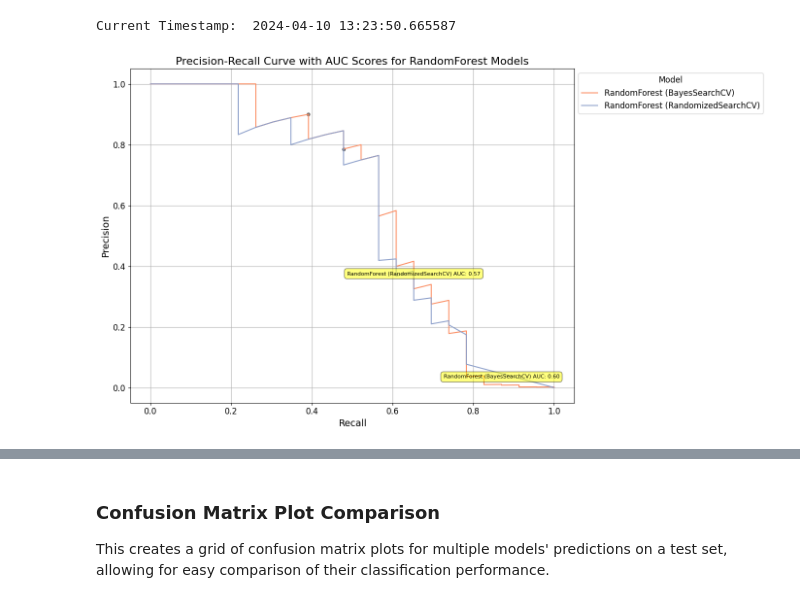
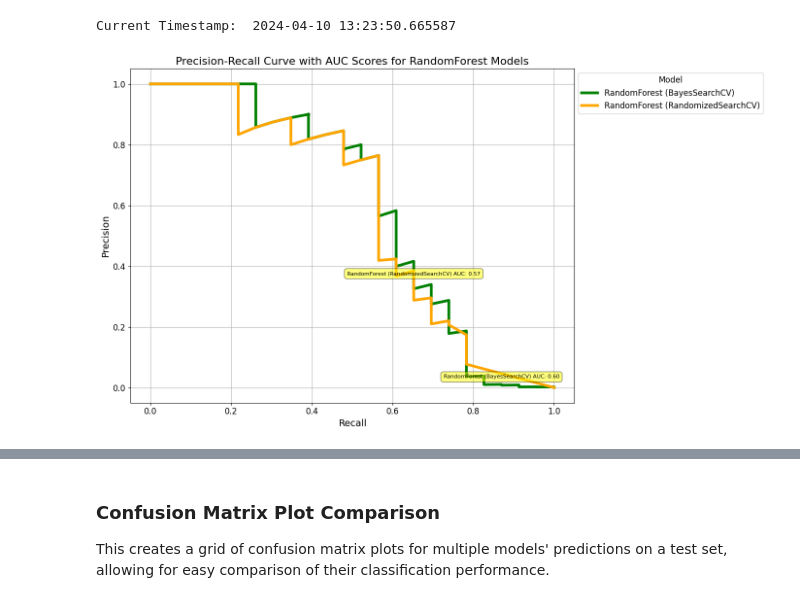
Before and after one commit to jdchen5/machinelearninglabs, a Jupyter notebook: CProject/fraud-withSections-stackedModels-JC-20240410.ipynb, the cells around one changed output, grey strips where cells are left out. Saved outputs shown, nothing was run; the diff lists cells and outputs as text; code cells hidden in the pictures.

```diff
--- a/CProject/fraud-withSections-stackedModels-JC-20240410.ipynb
+++ b/CProject/fraud-withSections-stackedModels-JC-20240410.ipynb
@@ -1619,13 +1605,14 @@ plt.rcParams.update({'font.size': 12, 'axes.labelsize': 14})
 # precision_recall_thresholds is a dictionary containing precision, recall values for each model
 # model_performance_df is a DataFrame containing performance metrics for each model
 
-# Choose a color palette
-colors = plt.get_cmap('Set2')
+# Plot precision-recall curves only for RandomForest models
+# Defining the colors for the models
+colors = {'RandomForest (BayesSearchCV)': 'green', 'RandomForest (RandomizedSearchCV)': 'orange'}
 
 # Plot precision-recall curves only for RandomForest models
 for i, (model_name, metrics) in enumerate(precision_recall_thresholds.items()):
     if "RandomForest" in model_name:
-        plt.plot(metrics['recall'], metrics['precision'], label=f'{model_name}', color=colors(i))
+        plt.plot(metrics['recall'], metrics['precision'], label=f'{model_name}', color=colors[model_name], linewidth=4)
 
 # Annotate each RandomForest curve with additional metrics from model_performance_df
 # Position the text annotation to avoid overlap
@@ -1641,31 +1628,31 @@ for i, (index, row) in enumerate(model_performance_df.iterrows()):
                      (recall_val[mid_point], precision_val[mid_point]),
                      textcoords="offset points", # how to position the text
                      xytext=(0,10), # distance from text to points (x,y)
                      ha='center', # horizontal alignment can be left, right or center
                      fontsize=8,
                      bbox=dict(boxstyle='round,pad=0.5', fc='yellow', alpha=0.5))
 
 # Add gridlines
 plt.grid(True)
 
 # Add labels and title
 plt.xlabel('Recall', fontsize=14)
 plt.ylabel('Precision', fontsize=14)
 plt.title('Precision-Recall Curve with AUC Scores for RandomForest Models', fontsize=16)
 
 # Add the legend
 plt.legend(title="Model", loc='upper left', fontsize=12, bbox_to_anchor=(1, 1))  # Legend outside
 
 # Add smaller threshold markers with transparency for RandomForest models
 for model_name, metrics in precision_recall_thresholds.items():
     if "RandomForest" in model_name:
         closest_threshold_index = np.argmin(np.abs(metrics['thresholds'] - 0.5))
         plt.scatter(metrics['recall'][closest_threshold_index], metrics['precision'][closest_threshold_index], s=20, color='black', alpha=0.5)
 
 plt.tight_layout()  # Adjust layout
 
 plt.show()
 
 print_timestamp()
 # %% [output]
-[figure, old version]
+[figure, new version]
```
Also changed, not shown: parts of 2 cells of this notebook.
